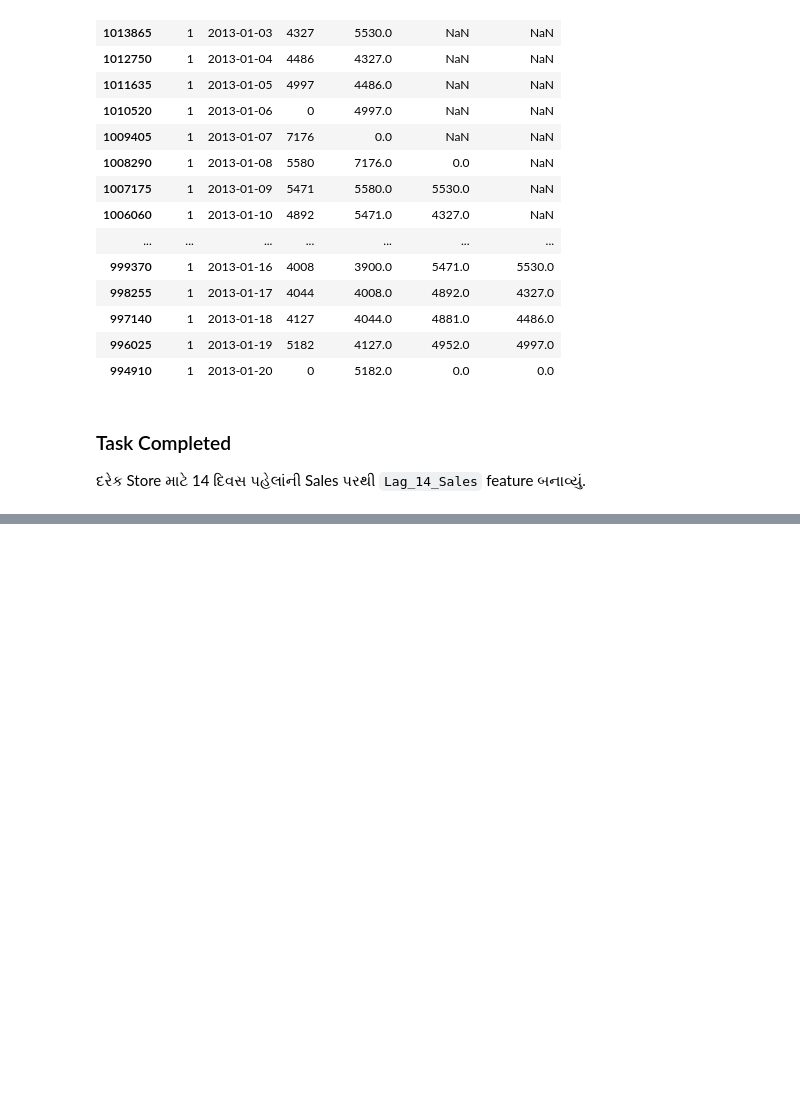
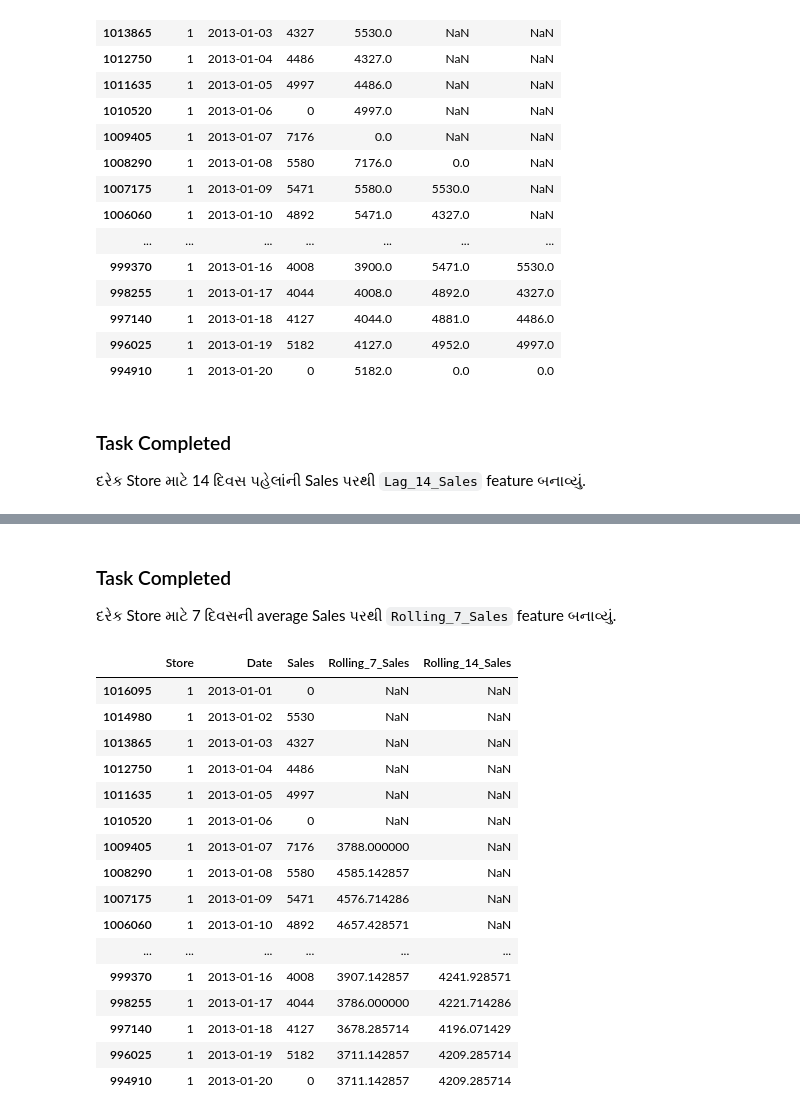
Before and after one commit to Jatinkk1304/SmartSale, a Jupyter notebook: notebooks/03_feature_engineering.ipynb, the cells around one changed output, grey strips where cells are left out. Saved outputs shown, nothing was run; the diff lists cells and outputs as text; code cells hidden in the pictures; blank space fills up the shorter version.

```diff
--- a/notebooks/03_feature_engineering.ipynb
+++ b/notebooks/03_feature_engineering.ipynb
@@ -200,0 +235,3 @@ train[["Store", "Date", "Sales", "Lag_1_Sales", "Lag_7_Sales", "Lag_14_Sales"]].
+# %% [markdown]
+### Task Completed
+દરેક Store માટે 7 દિવસની average Sales પરથી `Rolling_7_Sales` feature બનાવ્યું.
@@ -200,0 +240,20 @@ train[["Store", "Date", "Sales", "Lag_1_Sales", "Lag_7_Sales", "Lag_14_Sales"]].
+# %%
+train[["Store", "Date", "Sales", "Rolling_7_Sales", "Rolling_14_Sales"]].head(20)
+# %% [output]
+|  | Store | Date | Sales | Rolling_7_Sales | Rolling_14_Sales |
+| 1016095 | 1 | 2013-01-01 | 0 | NaN | NaN |
+| 1014980 | 1 | 2013-01-02 | 5530 | NaN | NaN |
+| 1013865 | 1 | 2013-01-03 | 4327 | NaN | NaN |
+| 1012750 | 1 | 2013-01-04 | 4486 | NaN | NaN |
+| 1011635 | 1 | 2013-01-05 | 4997 | NaN | NaN |
+| 1010520 | 1 | 2013-01-06 | 0 | NaN | NaN |
+| 1009405 | 1 | 2013-01-07 | 7176 | 3788.000000 | NaN |
+| 1008290 | 1 | 2013-01-08 | 5580 | 4585.142857 | NaN |
+| 1007175 | 1 | 2013-01-09 | 5471 | 4576.714286 | NaN |
+| 1006060 | 1 | 2013-01-10 | 4892 | 4657.428571 | NaN |
+| ... | ... | ... | ... | ... | ... |
+| 999370 | 1 | 2013-01-16 | 4008 | 3907.142857 | 4241.928571 |
+| 998255 | 1 | 2013-01-17 | 4044 | 3786.000000 | 4221.714286 |
+| 997140 | 1 | 2013-01-18 | 4127 | 3678.285714 | 4196.071429 |
+| 996025 | 1 | 2013-01-19 | 5182 | 3711.142857 | 4209.285714 |
+| 994910 | 1 | 2013-01-20 | 0 | 3711.142857 | 4209.285714 |
```
Also changed, not shown: parts of 21 cells of this notebook.
